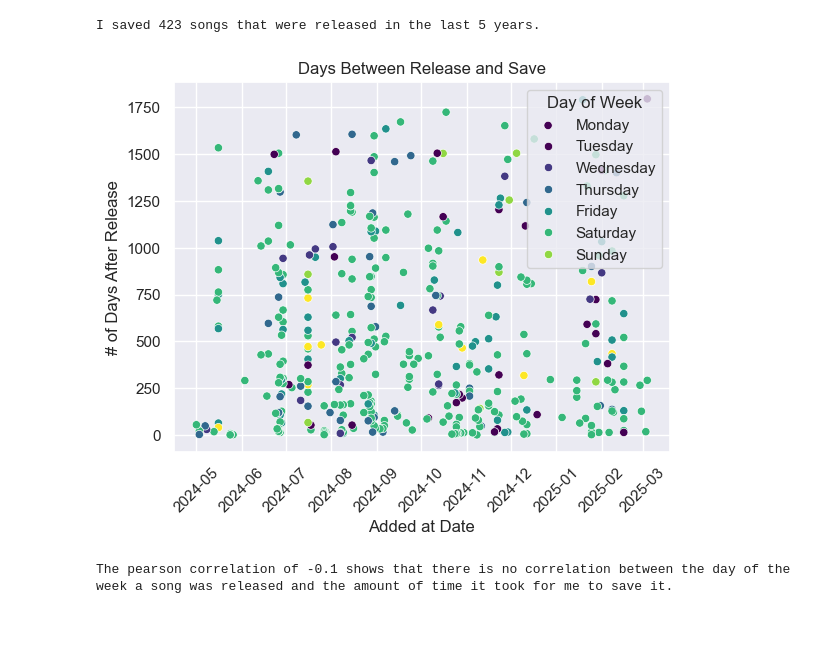
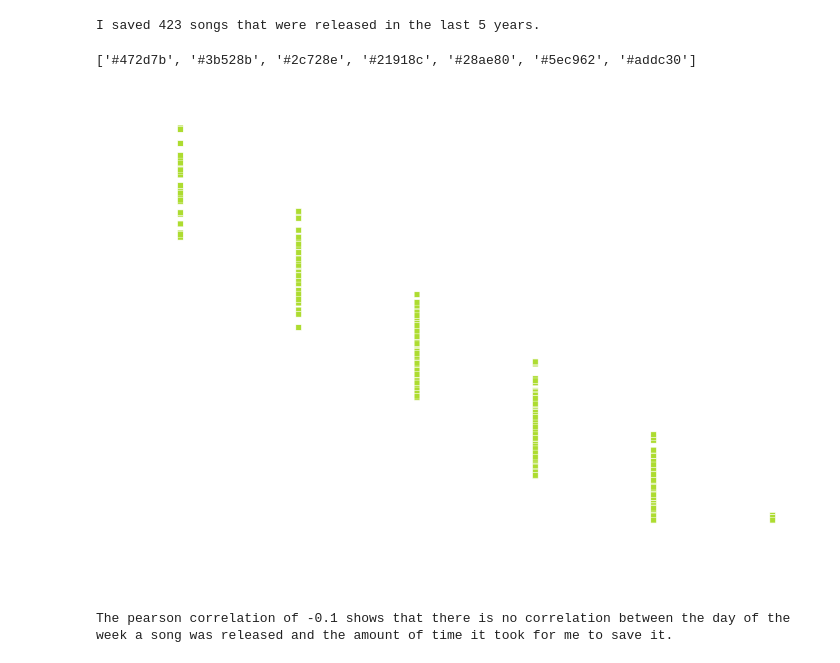
Before and after one commit to jacqhorizon/spotify-data-analysis, a Jupyter notebook: analysis.ipynb, the cells around one changed output. Cells and saved outputs as stored; diff of their text form; code cells hidden in the pictures; blank space fills up the shorter version.

Commit message:
a bunch of plot stuff that i need to clean up

```diff
--- a/analysis.ipynb
+++ b/analysis.ipynb
@@ -232,16 +352,25 @@ count = last_5_years['release_add_delta'].count()
 print(f'I saved {count} songs that were released in the last 5 years.')
 # %% [output]
 I saved 423 songs that were released in the last 5 years.
+# %%
+print(sns.color_palette("viridis", 7).as_hex())
+# %% [output]
+['#472d7b', '#3b528b', '#2c728e', '#21918c', '#28ae80', '#5ec962', '#addc30']
 # %%
-sns.scatterplot(data=last_5_years, x='added_at_date',y='release_add_delta', hue='release_dow_val', palette='viridis')
+z = sns.scatterplot(data=last_5_years, x='release_year',y='release_add_delta', color='#addc30',marker='s')
 plt.xticks(rotation=45)
-plt.title('Days Between Release and Save')
-plt.xlabel('Added at Date')
-plt.ylabel('# of Days After Release')
-plt.legend(title='Day of Week', labels=['Monday', 'Tuesday', 'Wednesday', 'Thursday', 'Friday', 'Saturday', 'Sunday'])
+plt.title('Days between Release and Add for Songs Released in Last 5 Years', color='white')
+plt.xticks(color='white')
+plt.yticks(np.arange(0, 2000, 365), color='white')
+plt.xlabel('Added at Date', color='white')
+plt.ylabel('# of Days After Release', color='white')
+# plt.legend(title='Day of Week', labels=['Monday', 'Tuesday', 'Wednesday', 'Thursday', 'Friday', 'Saturday', 'Sunday'])
+z.figure.patch.set_alpha(0)  # Figure background
+z.set_facecolor("none")  # Axes background
+# z.grid(False)
 plt.show()
 # %% [output]
-[figure, old version]
+[figure, new version]
 # %%
 pearson_corr = last_5_years['release_dow_val'].corr(last_5_years['release_add_delta'], method='pearson')
 print(f'The pearson correlation of {round(pearson_corr,2)} shows that there is no correlation between the day of the week a song was released and the amount of time it took for me to save it.')
```
Also changed, not shown: parts of 13 cells of this notebook.
